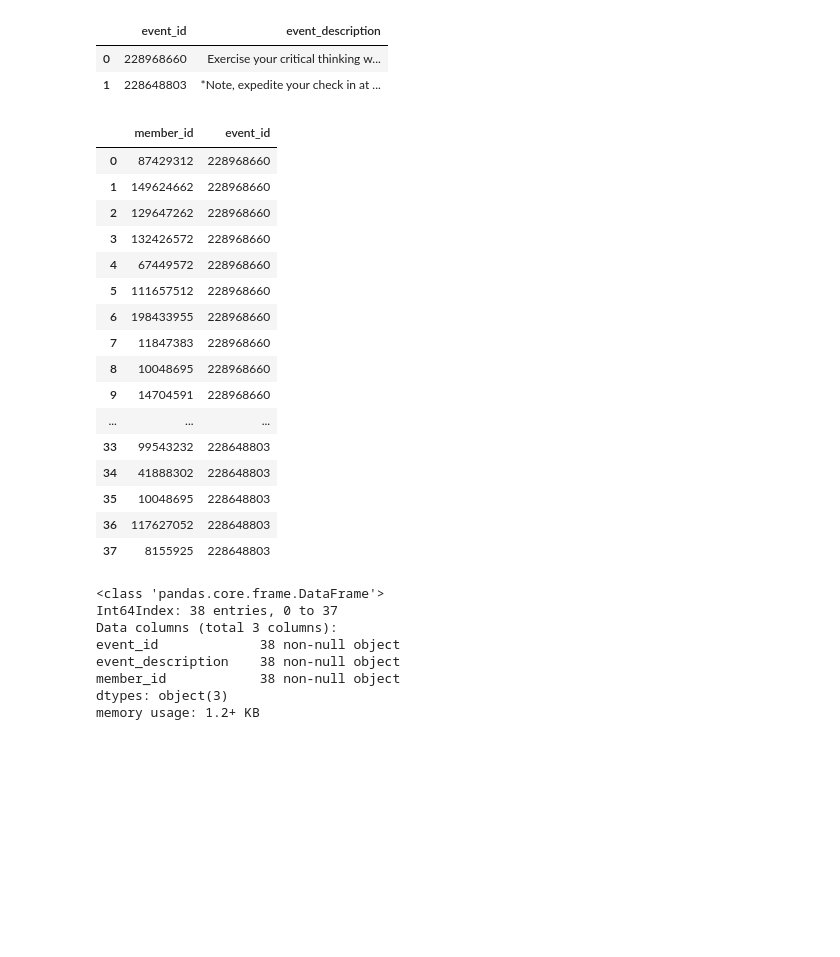
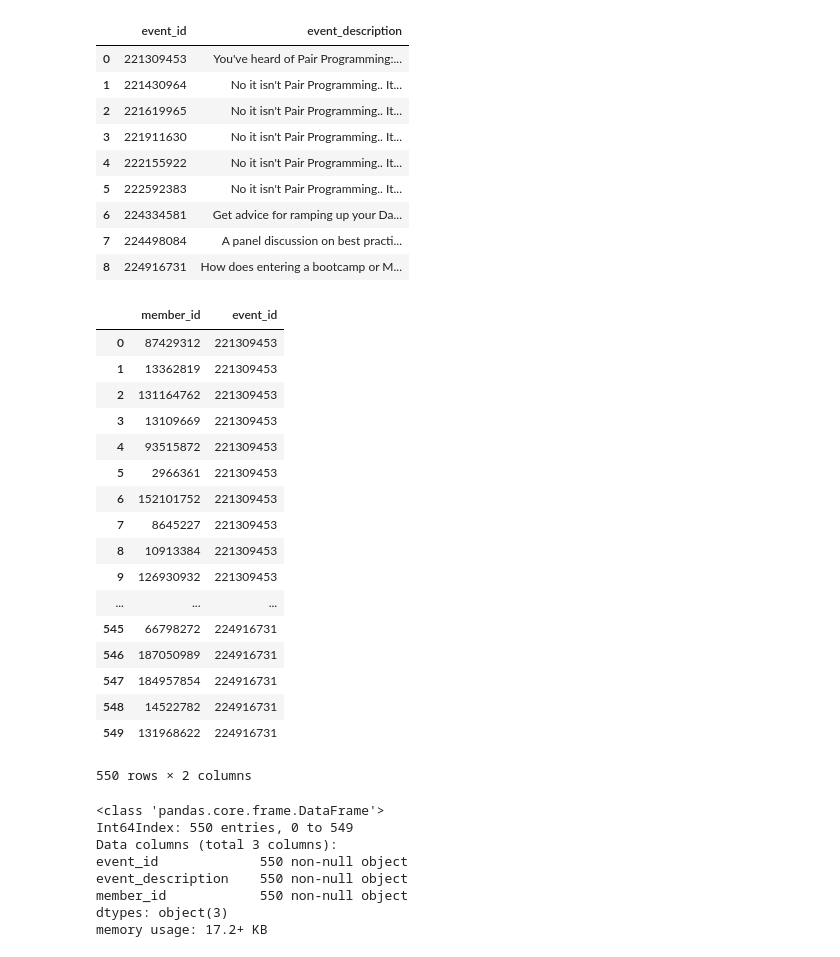
Before and after one commit to b-flat/meetup, a Jupyter notebook: Data_2.ipynb, the cells around one changed output. Saved outputs shown, nothing was run; the diff lists cells and outputs as text; code cells hidden in the pictures; blank space fills up the shorter version.

```diff
--- a/Data_2.ipynb
+++ b/Data_2.ipynb
@@ -7,32 +7,40 @@ API_KEY = '6cc211017f64141072497d1766550'
 BASE_URL = 'https://api.meetup.com'
 # %%
 # get events
-urlname = 'DE-ProD-SF'
+urlname = 'DS-ProD-SF'
 
 events_url = BASE_URL + '/' + urlname + '/events'
 params = {'sign':'true','key': API_KEY, 'status': 'past'}
 response = requests.get(events_url, params = params)
 events = response.json()
 
+len(events)
 event_ids = []
 event_desc_raw= []
 
 for event in events:
     event_ids.append(event['id'])
     event_desc_raw.append(event['description'])
 
 event_description = []
 for i in xrange(len(event_ids)):
     soup = BeautifulSoup(event_desc_raw[i], 'html.parser')
     event_description.append(soup.get_text())
 
 df_events= pd.DataFrame([event_ids, event_description]).T
 df_events.columns = ['event_id', 'event_description']
 df_events
 # %% [output]
 |  | event_id | event_description |
-| 0 | 228968660 | Exercise your critical thinking w... |
-| 1 | 228648803 | *Note, expedite your check in at ... |
+| 0 | 221309453 | You've heard of Pair Programming:... |
+| 1 | 221430964 | No it isn't Pair Programming.. It... |
+| 2 | 221619965 | No it isn't Pair Programming.. It... |
+| 3 | 221911630 | No it isn't Pair Programming.. It... |
+| 4 | 222155922 | No it isn't Pair Programming.. It... |
+| 5 | 222592383 | No it isn't Pair Programming.. It... |
+| 6 | 224334581 | Get advice for ramping up your Da... |
+| 7 | 224498084 | A panel discussion on best practi... |
+| 8 | 224916731 | How does entering a bootcamp or M... |
 # %%
 # get rsvps
 
@@ -54,22 +62,23 @@ df_rsvps.columns = ['member_id', 'event_id']
 df_rsvps
 # %% [output]
 |  | member_id | event_id |
-| 0 | 87429312 | 228968660 |
-| 1 | 149624662 | 228968660 |
-| 2 | 129647262 | 228968660 |
-| 3 | 132426572 | 228968660 |
-| 4 | 67449572 | 228968660 |
-| 5 | 111657512 | 228968660 |
-| 6 | 198433955 | 228968660 |
-| 7 | 11847383 | 228968660 |
-| 8 | 10048695 | 228968660 |
-| 9 | 14704591 | 228968660 |
+| 0 | 87429312 | 221309453 |
+| 1 | 13362819 | 221309453 |
+| 2 | 131164762 | 221309453 |
+| 3 | 13109669 | 221309453 |
+| 4 | 93515872 | 221309453 |
+| 5 | 2966361 | 221309453 |
+| 6 | 152101752 | 221309453 |
+| 7 | 8645227 | 221309453 |
+| 8 | 10913384 | 221309453 |
+| 9 | 126930932 | 221309453 |
 | ... | ... | ... |
-| 33 | 99543232 | 228648803 |
-| 34 | 41888302 | 228648803 |
-| 35 | 10048695 | 228648803 |
-| 36 | 117627052 | 228648803 |
-| 37 | 8155925 | 228648803 |
+| 545 | 66798272 | 224916731 |
+| 546 | 187050989 | 224916731 |
+| 547 | 184957854 | 224916731 |
+| 548 | 14522782 | 224916731 |
+| 549 | 131968622 | 224916731 |
+550 rows × 2 columns
 # %%
 # member + event
 df = pd.merge(df_events, df_rsvps, on = 'event_id')
@@ -77,12 +86,12 @@ df = pd.merge(df_events, df_rsvps, on = 'event_id')
 df.info()
 # %% [output]
 <class 'pandas.core.frame.DataFrame'>
-Int64Index: 38 entries, 0 to 37
+Int64Index: 550 entries, 0 to 549
 Data columns (total 3 columns):
-event_id             38 non-null object
-event_description    38 non-null object
-member_id            38 non-null object
+event_id             550 non-null object
+event_description    550 non-null object
+member_id            550 non-null object
 dtypes: object(3)
-memory usage: 1.2+ KB
+memory usage: 17.2+ KB
 # %%
 df.to_json('data2.json')
```
Also changed, not shown: 5 other files.
